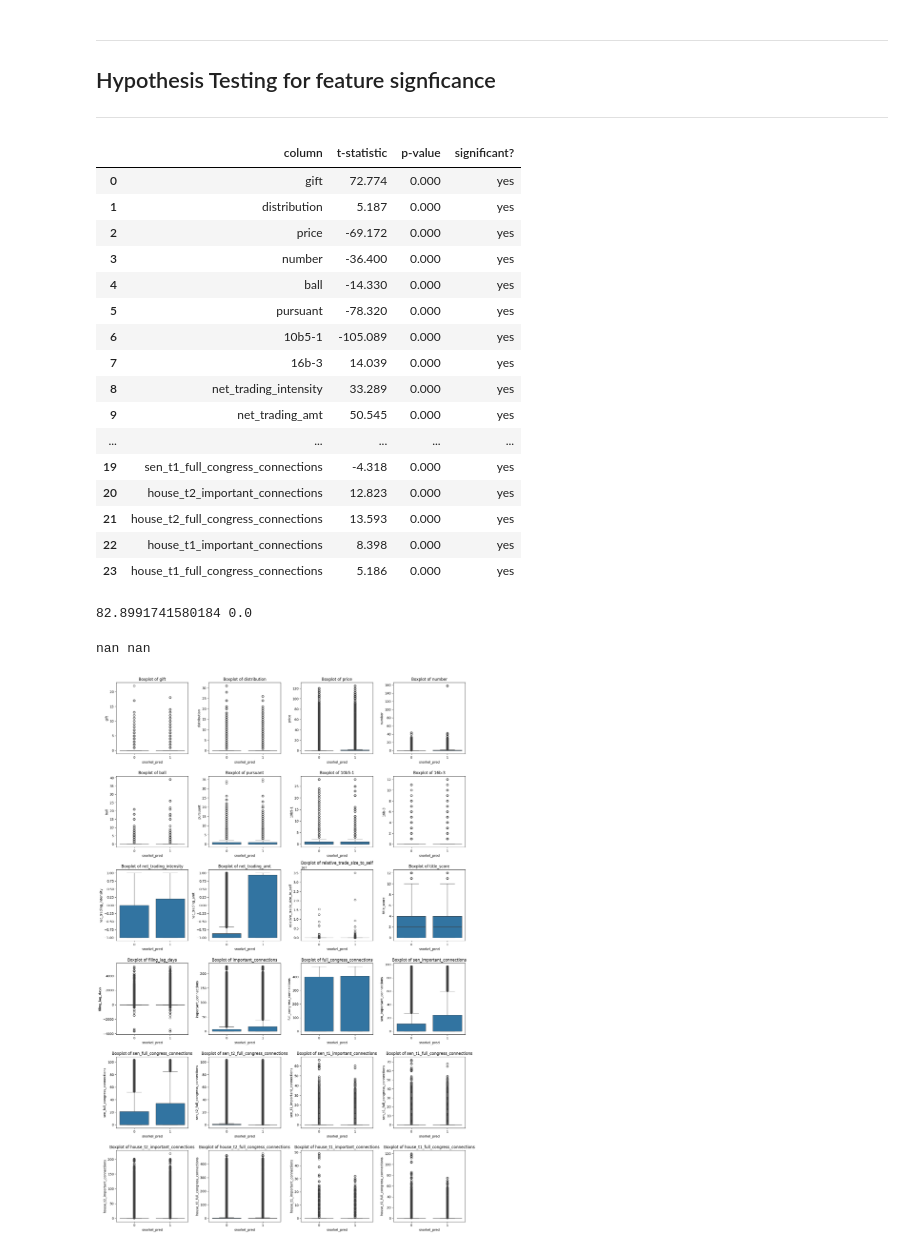
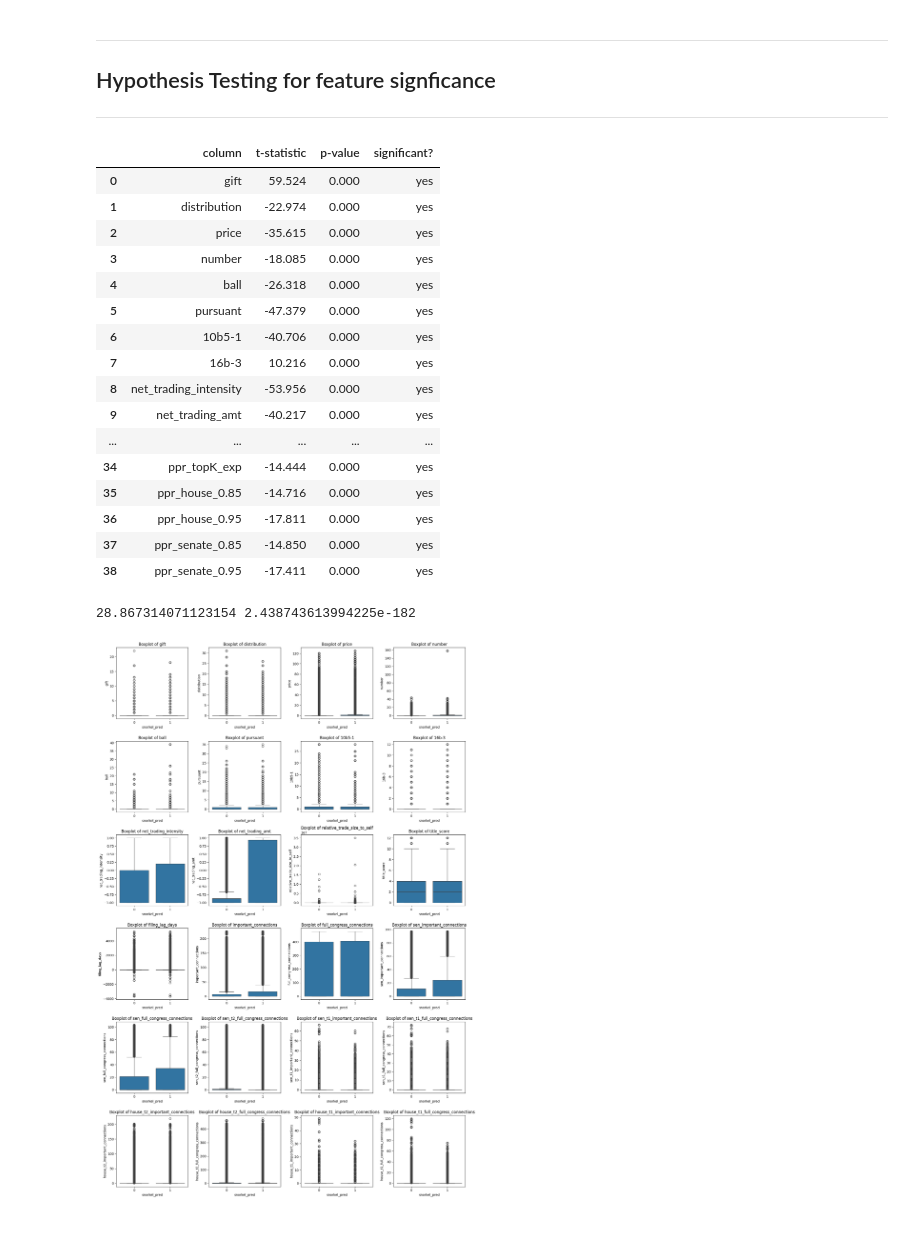
Before and after one commit to Blimperoo/DSA4263-Final-Insider-Trading, a Jupyter notebook: src/eda/eda_data.ipynb, the cells around one changed output. Saved outputs shown, nothing was run; the diff lists cells and outputs as text; code cells hidden in the pictures.

```diff
--- a/src/eda/eda_data.ipynb
+++ b/src/eda/eda_data.ipynb
@@ -38,5 +38,5 @@ ___
 ## Load data
 ___
 # %%
-features = create_features.FEATURES
+features = features.FEATURES
 print(features)
@@ -163,56 +169,56 @@ def compare_complement(df, col, metrics):
     for metric in metrics:
         A = split_1[metric].dropna()
         B = split_2[metric].dropna()
 
         # Welch's t-test
         t_stat, p_val = stats.ttest_ind(A, B, equal_var=False)
 
         t_stats.append(round(t_stat, 3))
         p_vals.append(round(p_val, 3))
         split_1_means.append(round(np.mean(A), 3))
         split_2_means.append(round(np.mean(B), 3))
 
     dataframe = pd.DataFrame({'column':metrics,'t-statistic': t_stats, 'p-value': p_vals})
     dataframe['significant?'] = dataframe['p-value'].apply(lambda x: 'yes' if x < 0.05 else 'no')
     return dataframe
 
 def is_continuous(series, threshold_unique=10):
     """Check if a numeric series is likely continuous."""
     if not pd.api.types.is_numeric_dtype(series):
         return False
     # Too few unique values → probably categorical
     if series.nunique() <= threshold_unique:
         return False
     return True
 
 # Apply features
 numeric_features = [f for f in features if is_continuous(data[f])]
-table = compare_complement(data, "snorkel_pred", numeric_features)
+table = compare_complement(data, "y_pred", numeric_features)
 table
 # %% [output]
 |  | column | t-statistic | p-value | significant? |
-| 0 | gift | 72.774 | 0.000 | yes |
-| 1 | distribution | 5.187 | 0.000 | yes |
-| 2 | price | -69.172 | 0.000 | yes |
-| 3 | number | -36.400 | 0.000 | yes |
-| 4 | ball | -14.330 | 0.000 | yes |
-| 5 | pursuant | -78.320 | 0.000 | yes |
-| 6 | 10b5-1 | -105.089 | 0.000 | yes |
-| 7 | 16b-3 | 14.039 | 0.000 | yes |
-| 8 | net_trading_intensity | 33.289 | 0.000 | yes |
-| 9 | net_trading_amt | 50.545 | 0.000 | yes |
+| 0 | gift | 59.524 | 0.000 | yes |
+| 1 | distribution | -22.974 | 0.000 | yes |
+| 2 | price | -35.615 | 0.000 | yes |
+| 3 | number | -18.085 | 0.000 | yes |
+| 4 | ball | -26.318 | 0.000 | yes |
+| 5 | pursuant | -47.379 | 0.000 | yes |
+| 6 | 10b5-1 | -40.706 | 0.000 | yes |
+| 7 | 16b-3 | 10.216 | 0.000 | yes |
+| 8 | net_trading_intensity | -53.956 | 0.000 | yes |
+| 9 | net_trading_amt | -40.217 | 0.000 | yes |
 | ... | ... | ... | ... | ... |
-| 19 | sen_t1_full_congress_connections | -4.318 | 0.000 | yes |
-| 20 | house_t2_important_connections | 12.823 | 0.000 | yes |
-| 21 | house_t2_full_congress_connections | 13.593 | 0.000 | yes |
-| 22 | house_t1_important_connections | 8.398 | 0.000 | yes |
-| 23 | house_t1_full_congress_connections | 5.186 | 0.000 | yes |
+| 34 | ppr_topK_exp | -14.444 | 0.000 | yes |
+| 35 | ppr_house_0.85 | -14.716 | 0.000 | yes |
+| 36 | ppr_house_0.95 | -17.811 | 0.000 | yes |
+| 37 | ppr_senate_0.85 | -14.850 | 0.000 | yes |
+| 38 | ppr_senate_0.95 | -17.411 | 0.000 | yes |
 # %%
 ## I HAVE NO IDEA WHY "relative_trade_size_to_self" IS NA WHEN RAN IN THE FUNCTION..
 col = "relative_trade_size_to_self"
-metric = 'snorkel_pred'
-split_1 = df[df[col] == 1]
-split_2 = df[df[col] != 1]
+metric = 'y_pred'
+split_1 = data[data[col] == 1]
+split_2 = data[data[col] != 1]
 A = split_1[metric].dropna()
 B = split_2[metric].dropna()
 
@@ -220,11 +226,9 @@ B = split_2[metric].dropna()
 t_stat, p_val = stats.ttest_ind(A, B, equal_var=False)
 print(t_stat, p_val)
 # %% [output]
-82.8991741580184 0.0
+28.867314071123154 2.438743613994225e-182
 # %%
-table = compare_complement(data, "snorkel_pred", ["relative_trade_size_to_self"])
+table = compare_complement(data, "y_pred", ["relative_trade_size_to_self"])
-# %% [output]
-nan nan
 # %%
 # Grid size: square-ish layout
 n_features = len(numeric_features)
```
Also changed, not shown: parts of 8 cells of this notebook.
